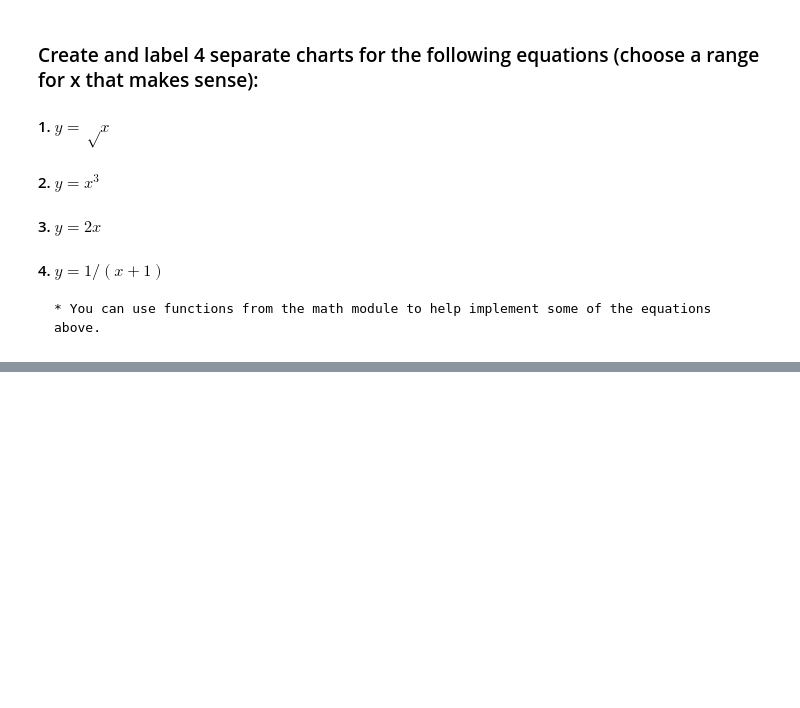
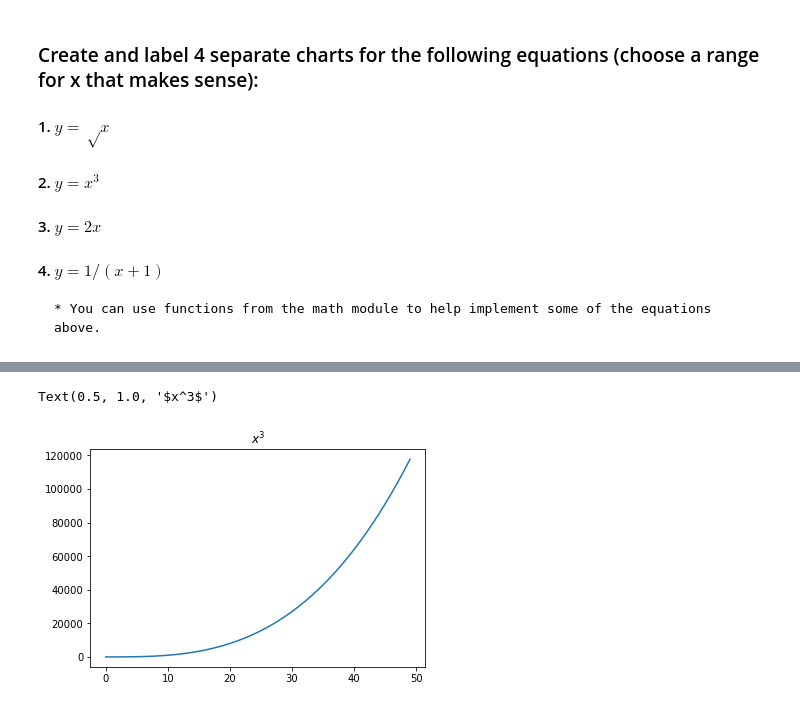
Before and after one commit to david-ryan-alviola/numpy-pandas-visualization-exercises, a Jupyter notebook: matplotlib_exercises.ipynb, the cells around one changed output, grey strips where cells are left out. Drawn from its saved outputs; the diff is of its cells as text; code cells hidden in the pictures; blank space fills up the shorter version.

```diff
--- a/matplotlib_exercises.ipynb
+++ b/matplotlib_exercises.ipynb
@@ -35,0 +34,10 @@ Text(0.5, 1.0, '$sqrt(x)$')
+# %%
+# 2.
+x2_values = range(0, 50)
+y2 = [x ** 3 for x in x_values]
+
+plt.plot(x2_values, y2)
+plt.title("$x^3$")
+# %% [output]
+Text(0.5, 1.0, '$x^3$')
+[figure, added]
```
Also changed, not shown: parts of 8 cells of this notebook, 1 other file.
